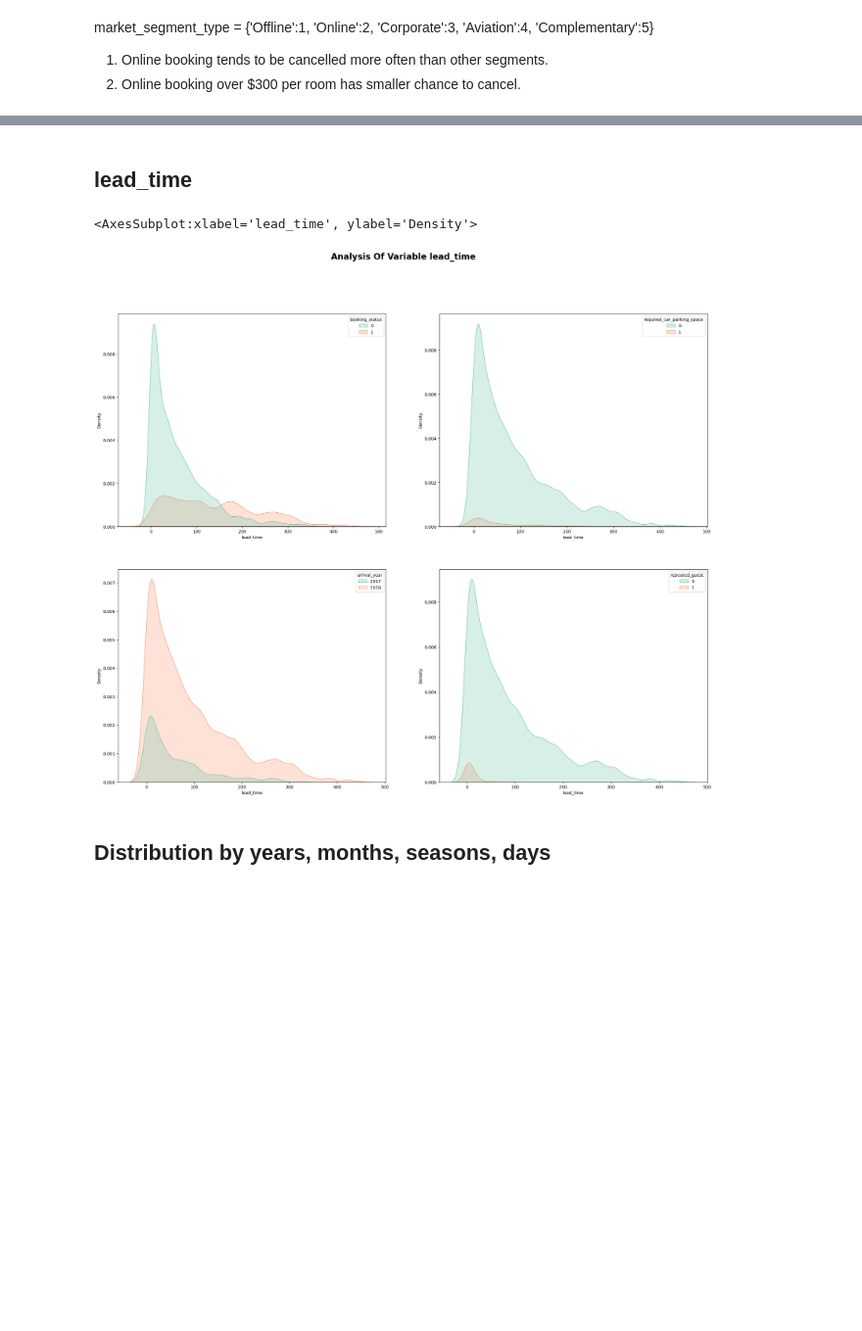
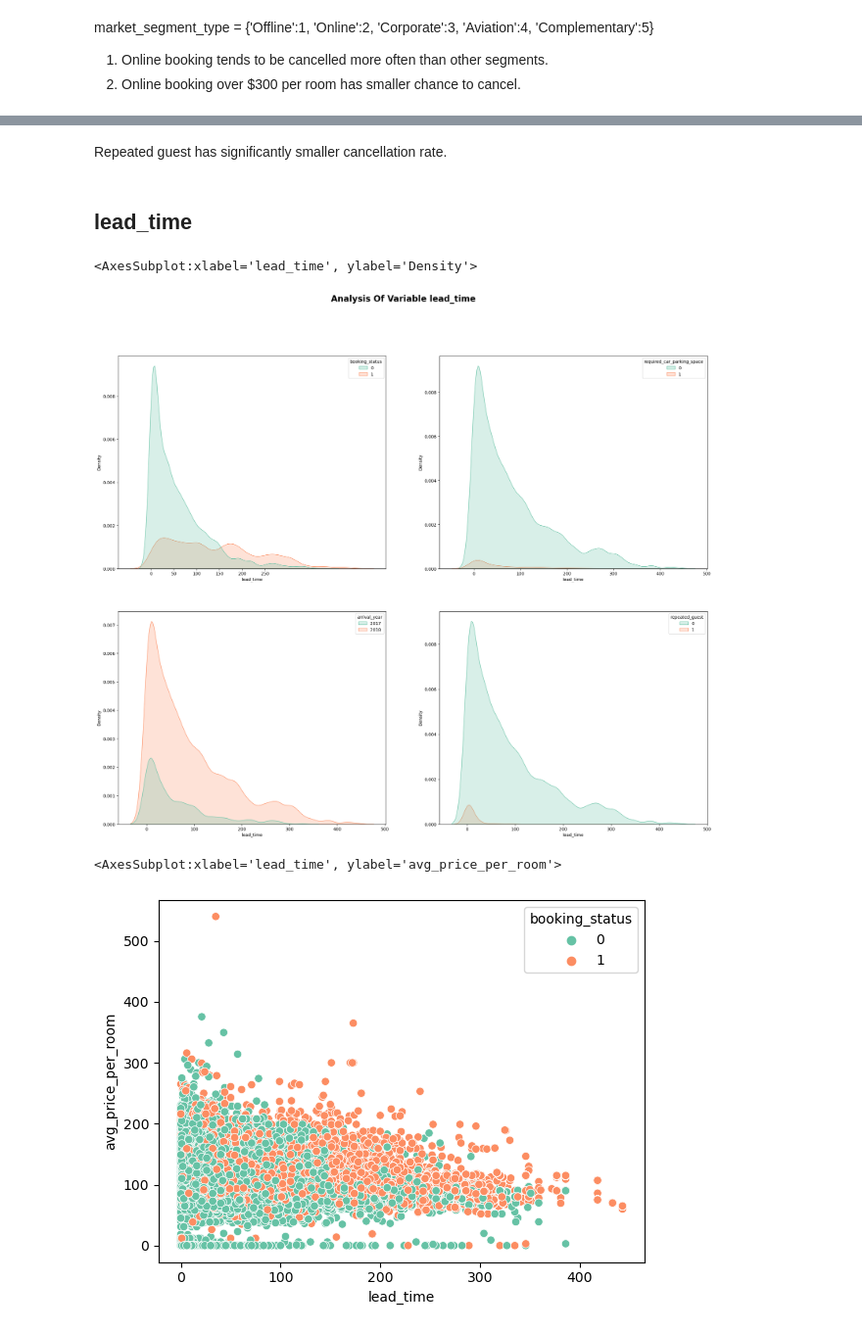
Before and after one commit to vicky-playground/Machine-Learning, a Jupyter notebook: Cancellation (1).ipynb, the cells around one changed output, grey strips where cells are left out. Shown at 98% size. Saved outputs shown, nothing was run; the diff lists cells and outputs as text; code cells hidden in the pictures; blank space fills up the shorter version.

```diff
--- a/Cancellation (1).ipynb
+++ b/Cancellation (1).ipynb
@@ -208,3 +299,5 @@ sns.kdeplot(x='avg_price_per_room', hue='booking_status', palette = 'Set2', shad
+# %% [markdown]
+Repeated guest has significantly smaller cancellation rate.
 # %% [markdown]
 ## lead_time
 # %%
@@ -212,7 +305,7 @@ plt.figure(figsize = (25, 20))
 plt.suptitle("Analysis Of Variable lead_time",fontweight="bold", fontsize=20)
 
 plt.subplot(2,2,1)
-sns.kdeplot(x='lead_time', hue='booking_status', palette = 'Set2', shade=True, data=df)
+sns.kdeplot(x='lead_time', hue='booking_status', palette = 'Set2', shade=True, data=df).set_xticks(range(0,300,50))
 
 plt.subplot(2,2,2)
 sns.kdeplot(x = 'lead_time', hue = 'required_car_parking_space', palette = 'Set2', shade=True, data = df)
@@ -224,7 +317,10 @@ plt.subplot(2,2,4)
 sns.kdeplot(x='lead_time', hue='repeated_guest', palette = 'Set2', shade=True, data=df)
 # %% [output]
 <AxesSubplot:xlabel='lead_time', ylabel='Density'>
-[figure, old version]
+[figure, new version]
-# %% [markdown]
-## Distribution by years, months, seasons, days
+# %%
+sns.scatterplot(data=df, x="lead_time", y="avg_price_per_room", palette = 'Set2', hue = 'booking_status')
+# %% [output]
+<AxesSubplot:xlabel='lead_time', ylabel='avg_price_per_room'>
+[figure, added]
 # %% [markdown]
```
Also changed, not shown: parts of 42 cells of this notebook.
